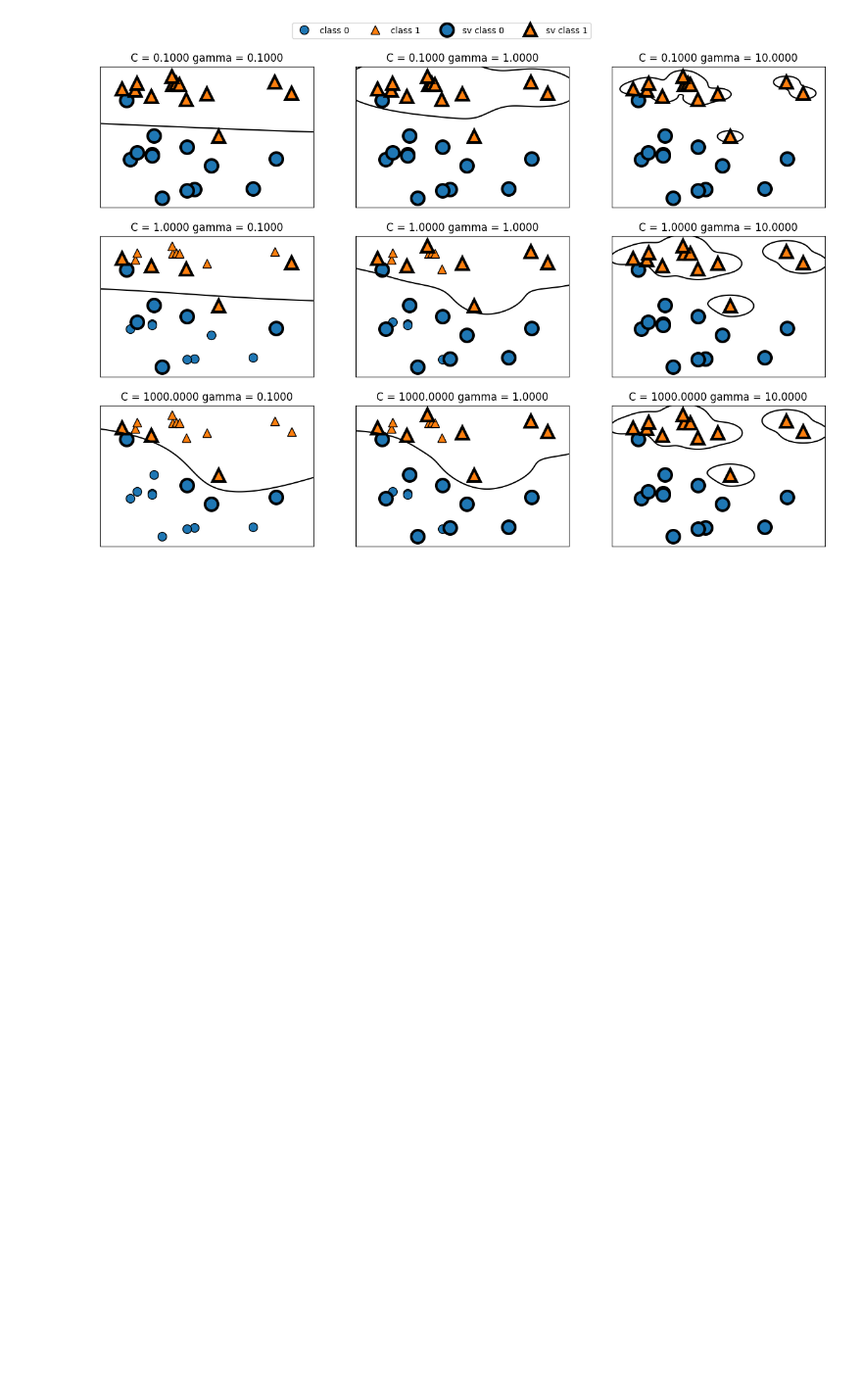
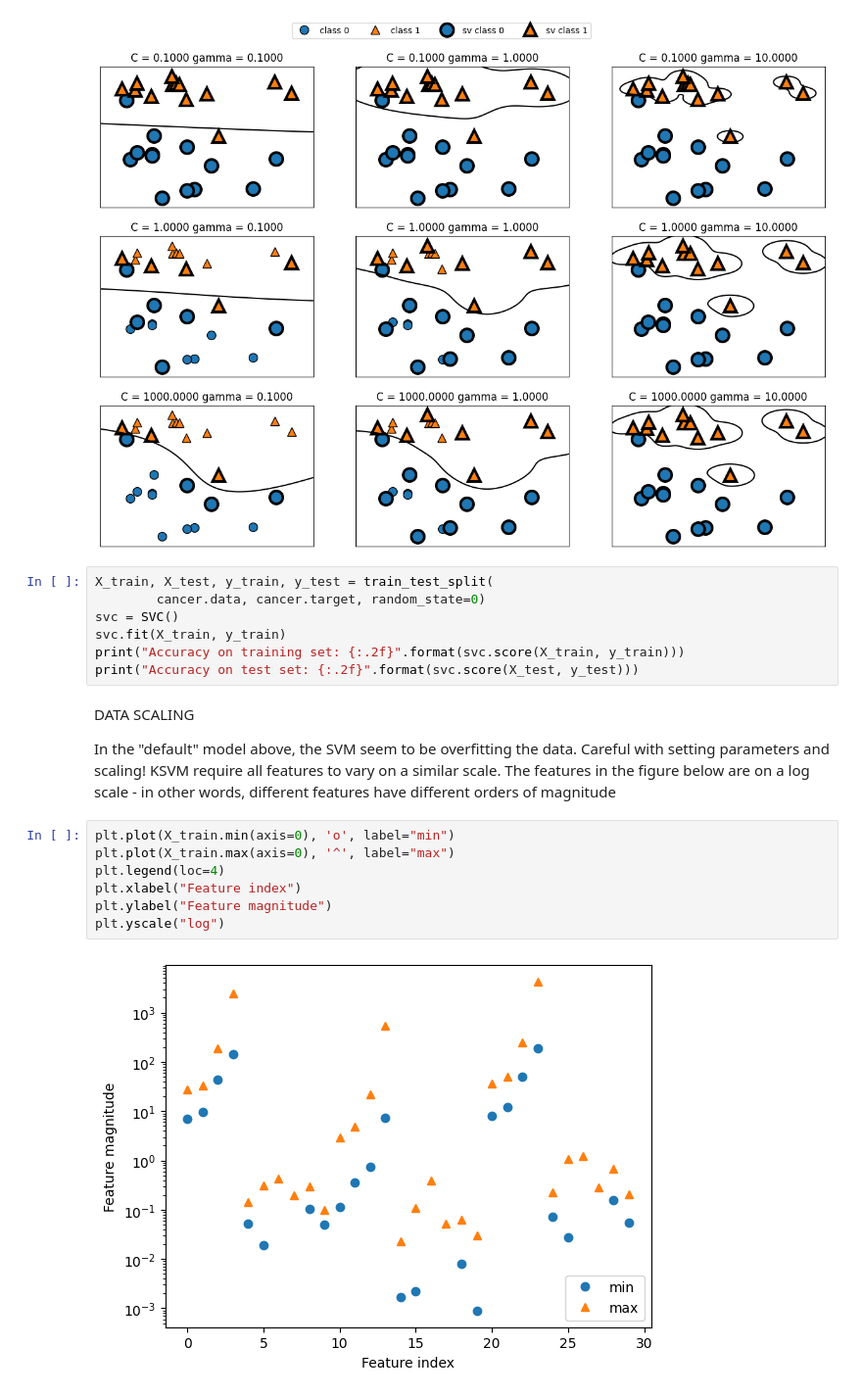
Before and after one commit to misacodes/ml_basics, a Jupyter notebook: 1_supervised_learning.ipynb, the cells around one changed output. Shown at 98% size. Drawn from its saved outputs; the diff is of its cells as text; blank space fills up the shorter version.

```diff
--- a/1_supervised_learning.ipynb
+++ b/1_supervised_learning.ipynb
@@ -980,3 +984,23 @@ axes[0, 0].legend(["class 0", "class 1", "sv class 0", "sv class 1"],
 # %% [output]
 <matplotlib.legend.Legend at 0x...>
 [figure]
+# %%
+X_train, X_test, y_train, y_test = train_test_split(
+        cancer.data, cancer.target, random_state=0)
+svc = SVC()
+svc.fit(X_train, y_train)
+print("Accuracy on training set: {:.2f}".format(svc.score(X_train, y_train)))
+print("Accuracy on test set: {:.2f}".format(svc.score(X_test, y_test)))
+# %% [markdown]
+DATA SCALING
+
+In the "default" model above, the SVM seem to be overfitting the data. Careful with setting parameters and scaling! KSVM require all features to vary on a similar scale. The features in the figure below are on a log scale - in other words, different features have different orders of magnitude
+# %%
+plt.plot(X_train.min(axis=0), 'o', label="min")
+plt.plot(X_train.max(axis=0), '^', label="max")
+plt.legend(loc=4)
+plt.xlabel("Feature index")
+plt.ylabel("Feature magnitude")
+plt.yscale("log")
+# %% [output]
+[figure, added]
```
Also changed, not shown: parts of 8 cells of this notebook.
